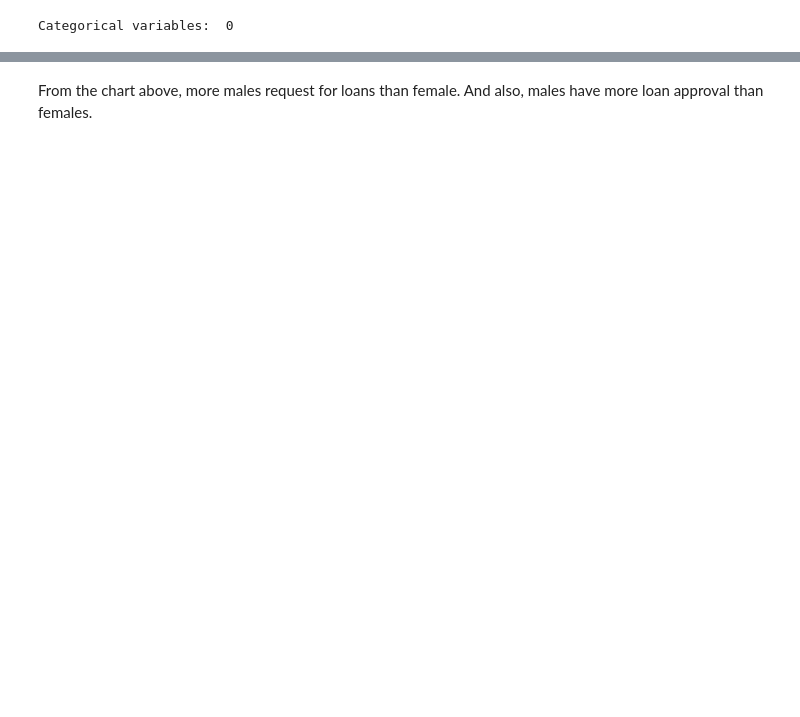
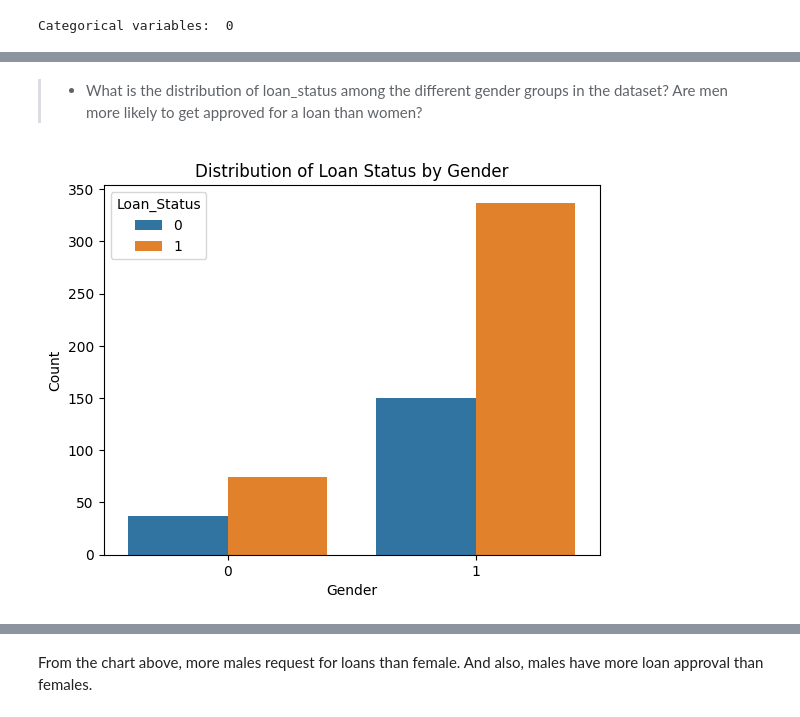
Before and after one commit to Eben-Success/Loan_Approval_Prediction, a Jupyter notebook: main.ipynb, the cells around one changed output, grey strips where cells are left out. Saved outputs shown, nothing was run; the diff lists cells and outputs as text; code cells hidden in the pictures; blank space fills up the shorter version.

```diff
--- a/main.ipynb
+++ b/main.ipynb
@@ -129,0 +147,16 @@ sns.catplot(x="Gender", y="Married", hue="Loan_Status", kind="bar", data=data);
+# %% [markdown]
+>- What is the distribution of loan_status among the different gender groups in the dataset? Are men more likely to get approved for a loan than women?
+# %%
+# What is the distribution of loan_status among the different gender groups in the dataset? Are men more likely to get approved for a loan than women?
+# Create a count plot
+sns.countplot(x='Gender', hue='Loan_Status', data=data)
+
+# Add a title and axis labels
+plt.title('Distribution of Loan Status by Gender')
+plt.xlabel('Gender')
+plt.ylabel('Count')
+
+# Show the plot
+plt.show()
+# %% [output]
+[figure, added]
```
Also changed, not shown: parts of 17 cells of this notebook.
